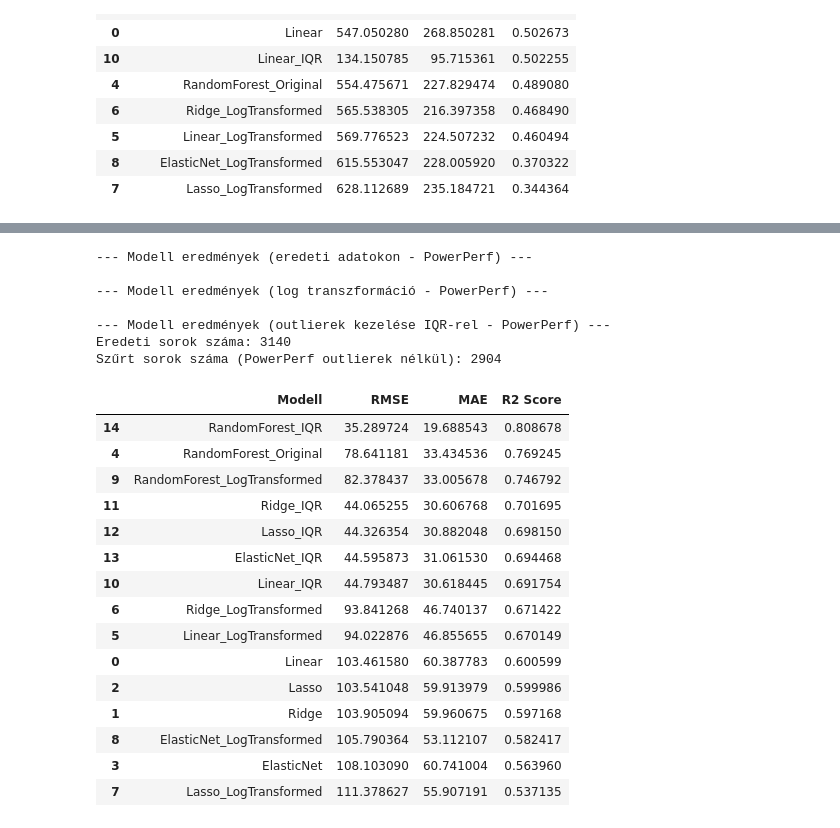
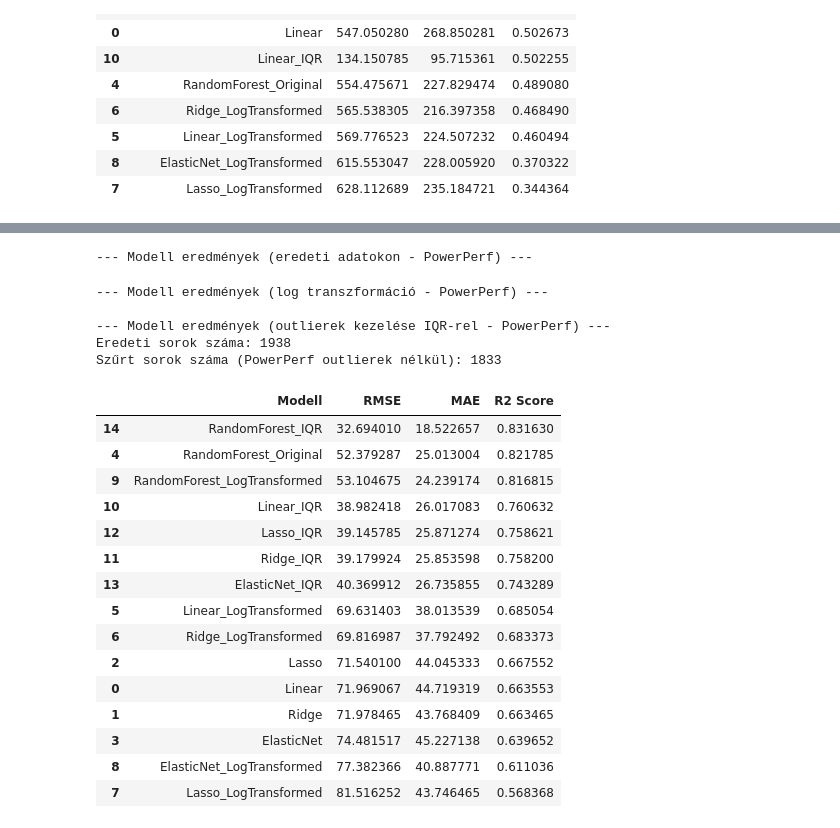
Before and after one commit to DGeriOE/CPU_Performance_Predictor, a Jupyter notebook: notebooks/EDA2.ipynb, the cells around one changed output, grey strips where cells are left out. Cells and saved outputs as stored; diff of their text form; code cells hidden in the pictures.

```diff
--- a/notebooks/EDA2.ipynb
+++ b/notebooks/EDA2.ipynb
@@ -390,7 +380,7 @@ Kiegészített adathalmaz elmentve!
 
 # Adatok előkészítése: A már imputált (árral kiegészített) adatbázist használjuk
 # Csak azokat a sorokat nézzük, ahol a powerPerf NEM hiányzik (ez a gold standard tanítóhalmaz)
-df_pp_base = df_imputed.dropna(subset=['powerPerf']).copy()
+df_pp_base = df1.dropna(subset=['powerPerf'] + features_pp).copy()
 
 results_list_pp = []
 
@@ -457,52 +447,51 @@ X_filt_pp = pd.get_dummies(df_filtered_pp[features_pp], columns=["category", "so
 X_filt_pp = X_filt_pp.reindex(columns=X_orig_pp.columns, fill_value=0)
 
 X_train_filt_pp, X_test_filt_pp, y_train_filt_pp, y_test_filt_pp = train_test_split(X_filt_pp, y_filt_pp, test_size=0.2, random_state=42)
 
 models_filtered_pp = {
     "Linear_IQR": LinearRegression(),
     "Ridge_IQR": Ridge(alpha=10.0),
     "Lasso_IQR": Lasso(alpha=0.1),
     "ElasticNet_IQR": ElasticNet(alpha=0.1, l1_ratio=0.5),
     "RandomForest_IQR": RandomForestRegressor(n_estimators=100, random_state=42)
 }
 
 print("\n--- Modell eredmények (outlierek kezelése IQR-rel - PowerPerf) ---")
 print(f"Eredeti sorok száma: {len(df_pp_base)}")
 print(f"Szűrt sorok száma (PowerPerf outlierek nélkül): {len(df_filtered_pp)}\n")
 
 for name, model in models_filtered_pp.items():
     model.fit(X_train_filt_pp, y_train_filt_pp)
     y_pred_filt = model.predict(X_test_filt_pp)
     rmse_filt = np.sqrt(mean_squared_error(y_test_filt_pp, y_pred_filt))
     mae_filt = mean_absolute_error(y_test_filt_pp, y_pred_filt)
     r2_filt = r2_score(y_test_filt_pp, y_pred_filt)
     results_list_pp.append({'Modell': f"{name}", 'RMSE': rmse_filt, 'MAE': mae_filt, 'R2 Score': r2_filt})
 
 # --- Eredmények összefoglalása ---
 comparison_df_pp = pd.DataFrame(results_list_pp).sort_values(by="R2 Score", ascending=False)
 display(comparison_df_pp)
 # %% [output]
 --- Modell eredmények (eredeti adatokon - PowerPerf) ---
-
---- Modell eredmények (log transzformáció - PowerPerf) ---
-
---- Modell eredmények (outlierek kezelése IQR-rel - PowerPerf) ---
-Eredeti sorok száma: 3140
-Szűrt sorok száma (PowerPerf outlierek nélkül): 2904
+--- Modell eredmények (log transzformáció - PowerPerf) ---
+
+--- Modell eredmények (outlierek kezelése IQR-rel - PowerPerf) ---
+Eredeti sorok száma: 1938
+Szűrt sorok száma (PowerPerf outlierek nélkül): 1833
 |  | Modell | RMSE | MAE | R2 Score |
-| 14 | RandomForest_IQR | 35.289724 | 19.688543 | 0.808678 |
-| 4 | RandomForest_Original | 78.641181 | 33.434536 | 0.769245 |
-| 9 | RandomForest_LogTransformed | 82.378437 | 33.005678 | 0.746792 |
-| 11 | Ridge_IQR | 44.065255 | 30.606768 | 0.701695 |
-| 12 | Lasso_IQR | 44.326354 | 30.882048 | 0.698150 |
-| 13 | ElasticNet_IQR | 44.595873 | 31.061530 | 0.694468 |
-| 10 | Linear_IQR | 44.793487 | 30.618445 | 0.691754 |
-| 6 | Ridge_LogTransformed | 93.841268 | 46.740137 | 0.671422 |
-| 5 | Linear_LogTransformed | 94.022876 | 46.855655 | 0.670149 |
-| 0 | Linear | 103.461580 | 60.387783 | 0.600599 |
-| 2 | Lasso | 103.541048 | 59.913979 | 0.599986 |
-| 1 | Ridge | 103.905094 | 59.960675 | 0.597168 |
-| 8 | ElasticNet_LogTransformed | 105.790364 | 53.112107 | 0.582417 |
-| 3 | ElasticNet | 108.103090 | 60.741004 | 0.563960 |
-| 7 | Lasso_LogTransformed | 111.378627 | 55.907191 | 0.537135 |
+| 14 | RandomForest_IQR | 32.694010 | 18.522657 | 0.831630 |
+| 4 | RandomForest_Original | 52.379287 | 25.013004 | 0.821785 |
+| 9 | RandomForest_LogTransformed | 53.104675 | 24.239174 | 0.816815 |
+| 10 | Linear_IQR | 38.982418 | 26.017083 | 0.760632 |
+| 12 | Lasso_IQR | 39.145785 | 25.871274 | 0.758621 |
+| 11 | Ridge_IQR | 39.179924 | 25.853598 | 0.758200 |
+| 13 | ElasticNet_IQR | 40.369912 | 26.735855 | 0.743289 |
+| 5 | Linear_LogTransformed | 69.631403 | 38.013539 | 0.685054 |
+| 6 | Ridge_LogTransformed | 69.816987 | 37.792492 | 0.683373 |
+| 2 | Lasso | 71.540100 | 44.045333 | 0.667552 |
+| 0 | Linear | 71.969067 | 44.719319 | 0.663553 |
+| 1 | Ridge | 71.978465 | 43.768409 | 0.663465 |
+| 3 | ElasticNet | 74.481517 | 45.227138 | 0.639652 |
+| 8 | ElasticNet_LogTransformed | 77.382366 | 40.887771 | 0.611036 |
+| 7 | Lasso_LogTransformed | 81.516252 | 43.746465 | 0.568368 |
 # %%
```
Also changed, not shown: parts of 5 cells of this notebook, 3 other files.
